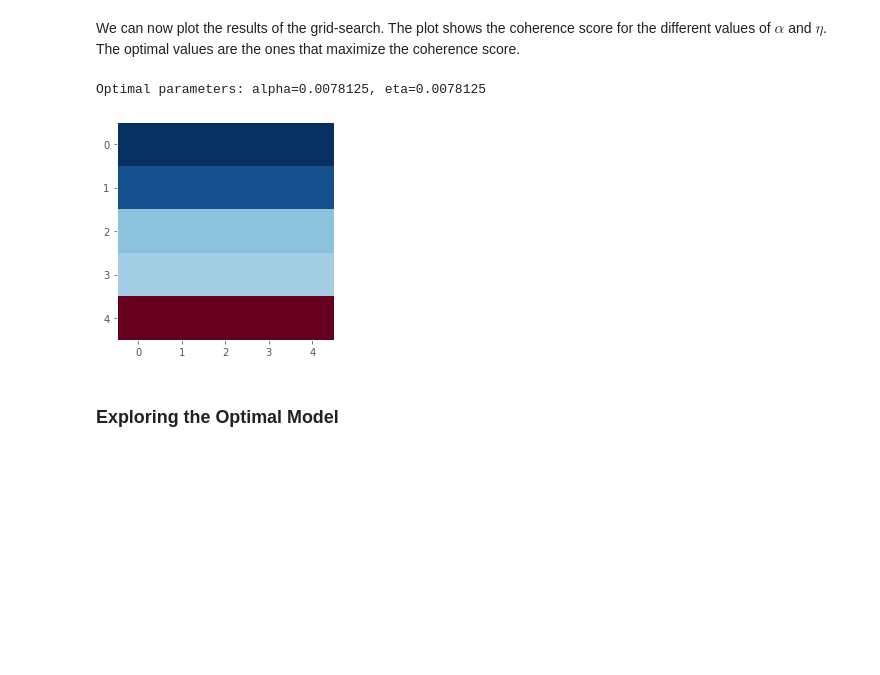
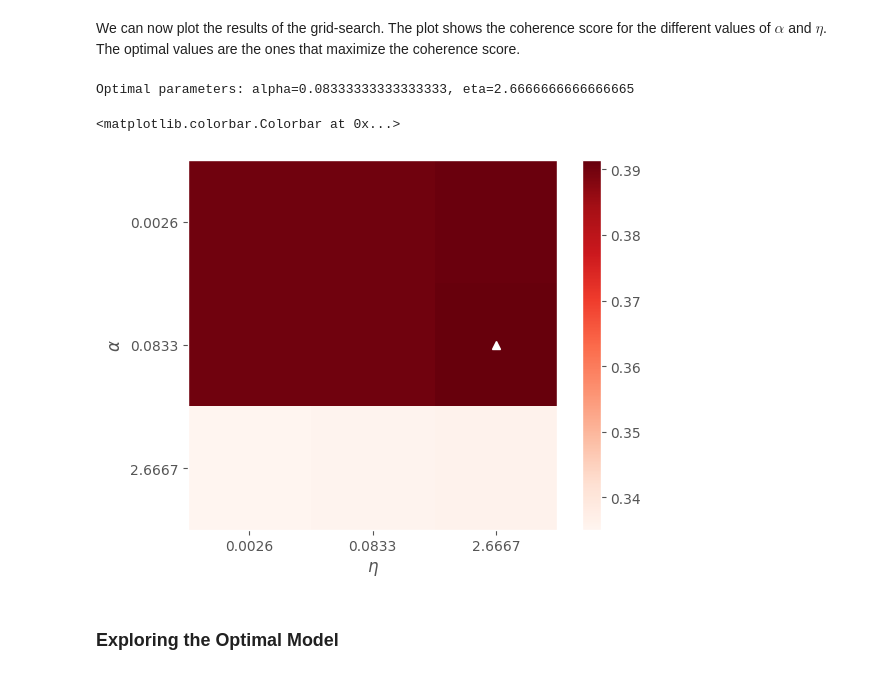
Before and after one commit to DanielMatter/topic-modeling, a Jupyter notebook: course/LDA-03-Training.ipynb, the cells around one changed output. Saved outputs shown, nothing was run; the diff lists cells and outputs as text; code cells hidden in the pictures; blank space fills up the shorter version.

```diff
--- a/course/LDA-03-Training.ipynb
+++ b/course/LDA-03-Training.ipynb
@@ -112,6 +120,10 @@ In particular, we can try to increase the sparsity of the topic-term matrix by d
 # %%
-lda_model = LdaMulticore(dtm, K, id2word=dictionary,
-                         alpha=alpha, eta=eta, passes=passes)
+alpha = np.ones((K)) / K
+eta = 1 / K
+passes = 10
 
-lda_model.show_topics(num_topics=K, num_words=5)
+lda_model_better_hp = LdaMulticore(dtm, K, id2word=dictionary,
+                                   alpha=alpha, eta=eta, passes=passes, random_state=42)
+
+print_topics(lda_model_better_hp)
 # %% [output]
@@ -196,12 +201,12 @@ coherence_scores = []
 pbar = tqdm(number_of_topics, ncols=100)
 for K in pbar:
     # We need to adjust alpha and eta for the number of topics
-    alpha = 1 / K
+    alpha = np.ones((K)) / K
     eta = 1 / K
 
     pbar.set_description("Computing LDA")
     lda_model = LdaMulticore(dtm, K, id2word=dictionary,
-                             alpha=alpha, eta=eta, passes=1, random_state=123)
+                             alpha=alpha, eta=eta, passes=4, random_state=123)
     lda_model.save(join(model_path, "lda_model_{}.model".format(K)))
 
     pbar.set_description("Computing Coherence")
@@ -313,17 +318,18 @@ In theory, one should optimize all three parameters at once. However, this is co
 # %%
 import numpy as np
 
-K = 8
-array_alpha = np.logspace(-4, 4, 5, base=2) * 1 / K
-array_eta = np.logspace(-4, 4, 5, base=2) * 1 / K
+K = 12
+array_alpha = np.logspace(-5, 5, 3, base=2) * 1 / K
+array_eta = np.logspace(-5, 5, 3, base=2) * 1 / K
 results = np.zeros((len(array_alpha), len(array_eta)))
 
 
 def compute_coherence(alpha, eta):
-    lda_model = LdaMulticore(dtm, K, alpha=alpha, eta=eta, random_state=123)
+    lda_model = LdaMulticore(
+        dtm, K, id2word=dictionary, alpha=alpha, eta=eta, passes=4, random_state=123)
     cm = CoherenceModel(model=lda_model, corpus=dtm,
                         texts=data_test,
-                        dictionary=dictionary, coherence='c_uci')
+                        dictionary=dictionary, coherence='c_v')
     return cm.get_coherence()
 
 
@@ -344,14 +350,25 @@ The optimal values are the ones that maximize the coherence score.
 # %%
 optimal = np.unravel_index(np.argmax(results), results.shape)
 optimal_parameters = (array_alpha[optimal[0]], array_eta[optimal[1]])
 
 print("Optimal parameters: alpha={}, eta={}".format(*optimal_parameters))
 
-plt.imshow(results, cmap='RdBu', interpolation='nearest')
+plt.imshow(results, cmap='Reds', interpolation='nearest')
 plt.grid(False)
+
+plt.xticks(range(len(array_eta)), ["{:.4f}".format(eta) for eta in array_eta])
+plt.yticks(range(len(array_alpha)), [
+           "{:.4f}".format(alpha) for alpha in array_alpha])
+
+plt.xlabel("$\\eta$")
+plt.ylabel("$\\alpha$")
+
+plt.plot(optimal[1], optimal[0], '^', color='white')
+plt.colorbar()
 # %% [output]
-Optimal parameters: alpha=0.0078125, eta=0.0078125
+Optimal parameters: alpha=0.08333333333333333, eta=2.6666666666666665
+<matplotlib.colorbar.Colorbar at 0x...>
-[figure, old version]
+[figure, new version]
 # %% [markdown]
 ### Exploring the Optimal Model
 # %% [markdown]
```
Also changed, not shown: parts of 14 cells of this notebook.
